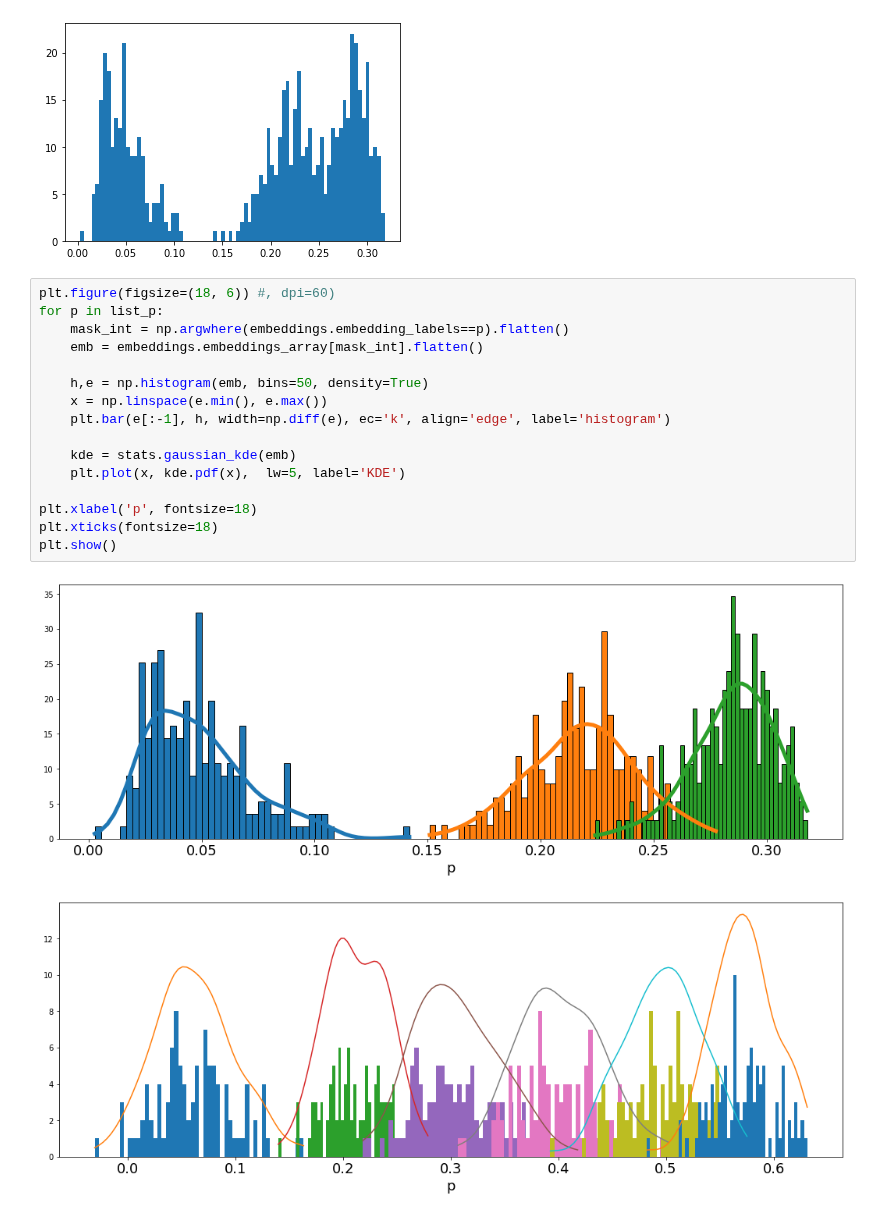
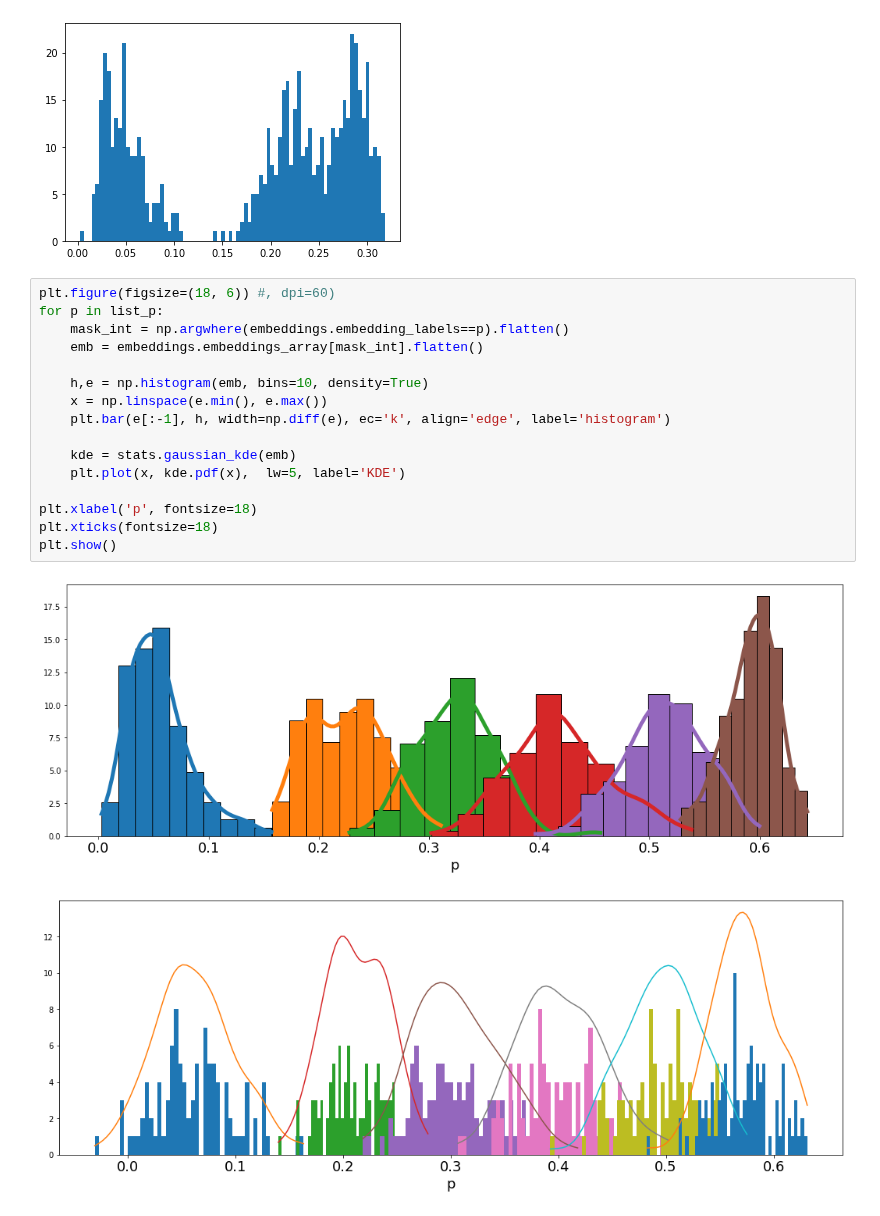
Before and after one commit to dandarm/Embednet, a Jupyter notebook: Embedding_dim.ipynb, the cells around one changed output. Cells and saved outputs as stored; diff of their text form.

```diff
--- a/Embedding_dim.ipynb
+++ b/Embedding_dim.ipynb
@@ -97,21 +113,21 @@ plt.hist(embeddings.embeddings_array, bins=80);
 # %%
 plt.figure(figsize=(18, 6)) #, dpi=60)
 for p in list_p:
     mask_int = np.argwhere(embeddings.embedding_labels==p).flatten()
     emb = embeddings.embeddings_array[mask_int].flatten()
 
-    h,e = np.histogram(emb, bins=50, density=True)
+    h,e = np.histogram(emb, bins=10, density=True)
     x = np.linspace(e.min(), e.max())
     plt.bar(e[:-1], h, width=np.diff(e), ec='k', align='edge', label='histogram')
 
     kde = stats.gaussian_kde(emb)
     plt.plot(x, kde.pdf(x),  lw=5, label='KDE')
 
 plt.xlabel('p', fontsize=18)
 plt.xticks(fontsize=18)
 plt.show()
 # %% [output]
-[figure, old version]
+[figure, new version]
 # %%
 # %% [output]
 [figure]
```
Also changed, not shown: parts of 5 cells of this notebook, 4 other files.
